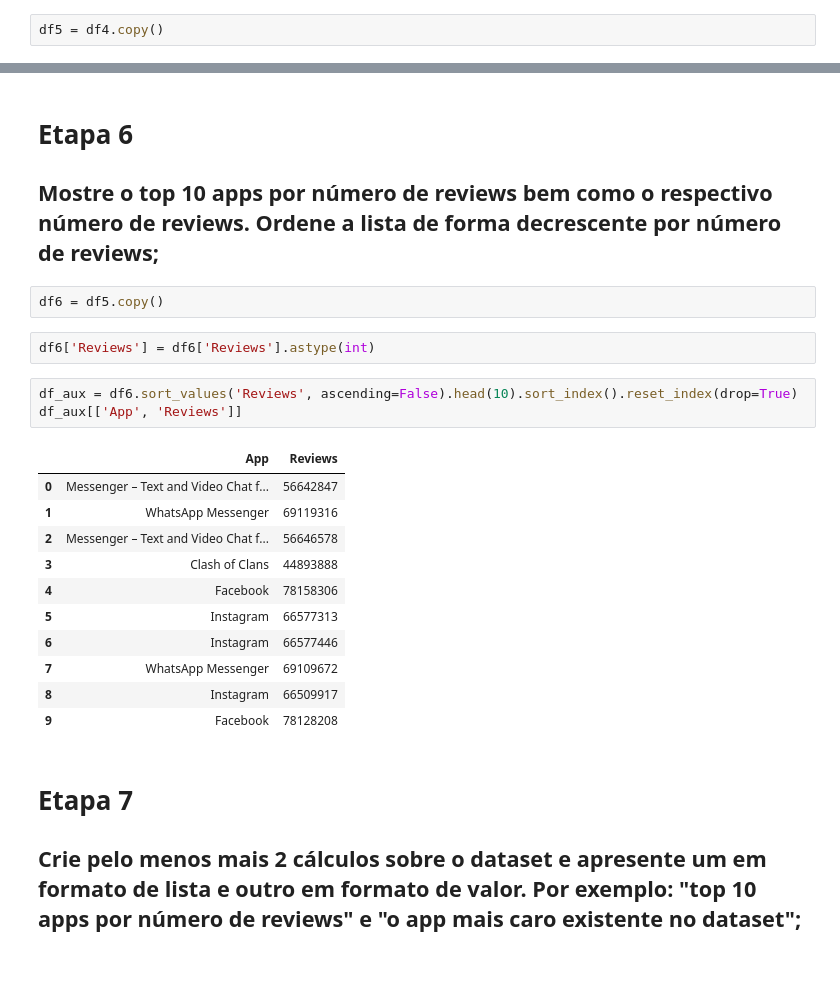
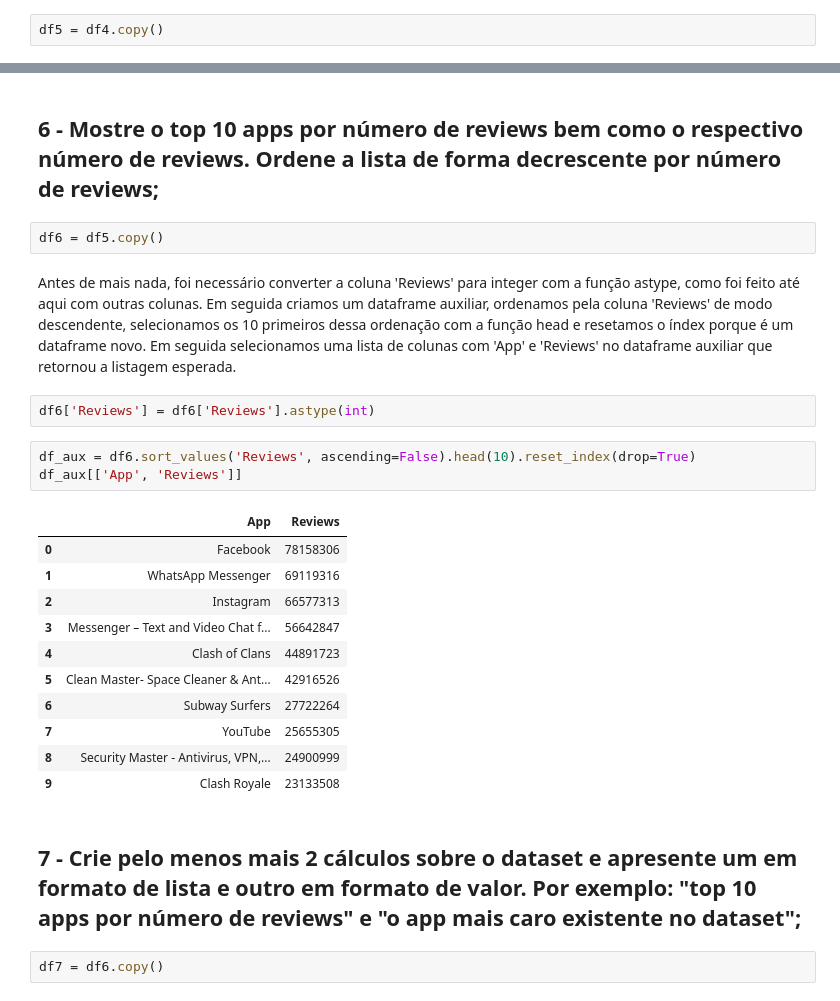
Before and after one commit to pgdemiranda/compass.uol-AWS, a Jupyter notebook: Sprint 2/Desafio/desafio.ipynb, the cells around one changed output, grey strips where cells are left out. Saved outputs shown, nothing was run; the diff lists cells and outputs as text; blank space fills up the shorter version.

```diff
--- a/Sprint 2/Desafio/desafio.ipynb
+++ b/Sprint 2/Desafio/desafio.ipynb
@@ -362,26 +385,28 @@ print(f'{contagem} apps têm o Content Rating Mature 17+.')
 # %% [markdown]
-# Etapa 6
-## Mostre o top 10 apps por número de reviews bem como o respectivo número de reviews. Ordene a lista de forma decrescente por número de reviews;
+## 6 - Mostre o top 10 apps por número de reviews bem como o respectivo número de reviews. Ordene a lista de forma decrescente por número de reviews;
 # %%
 df6 = df5.copy()
+# %% [markdown]
+Antes de mais nada, foi necessário converter a coluna 'Reviews' para integer com a função astype, como foi feito até aqui com outras colunas. Em seguida criamos um dataframe auxiliar, ordenamos pela coluna 'Reviews' de modo descendente, selecionamos os 10 primeiros dessa ordenação com a função head e resetamos o índex porque é um dataframe novo. Em seguida selecionamos uma lista de colunas com 'App' e 'Reviews' no dataframe auxiliar que retornou a listagem esperada.
 # %%
 df6['Reviews'] = df6['Reviews'].astype(int)
 # %%
-df_aux = df6.sort_values('Reviews', ascending=False).head(10).sort_index().reset_index(drop=True)
+df_aux = df6.sort_values('Reviews', ascending=False).head(10).reset_index(drop=True)
 df_aux[['App', 'Reviews']]
 # %% [output]
 |  | App | Reviews |
-| 0 | Messenger – Text and Video Chat f... | 56642847 |
+| 0 | Facebook | 78158306 |
 | 1 | WhatsApp Messenger | 69119316 |
-| 2 | Messenger – Text and Video Chat f... | 56646578 |
-| 3 | Clash of Clans | 44893888 |
-| 4 | Facebook | 78158306 |
-| 5 | Instagram | 66577313 |
-| 6 | Instagram | 66577446 |
-| 7 | WhatsApp Messenger | 69109672 |
-| 8 | Instagram | 66509917 |
-| 9 | Facebook | 78128208 |
+| 2 | Instagram | 66577313 |
+| 3 | Messenger – Text and Video Chat f... | 56642847 |
+| 4 | Clash of Clans | 44891723 |
+| 5 | Clean Master- Space Cleaner & Ant... | 42916526 |
+| 6 | Subway Surfers | 27722264 |
+| 7 | YouTube | 25655305 |
+| 8 | Security Master - Antivirus, VPN,... | 24900999 |
+| 9 | Clash Royale | 23133508 |
 # %% [markdown]
-# Etapa 7
-## Crie pelo menos mais 2 cálculos sobre o dataset e apresente um em formato de lista e outro em formato de valor. Por exemplo: "top 10 apps por número de reviews" e "o app mais caro existente no dataset";
+## 7 - Crie pelo menos mais 2 cálculos sobre o dataset e apresente um em formato de lista e outro em formato de valor. Por exemplo: "top 10 apps por número de reviews" e "o app mais caro existente no dataset";
+# %%
+df7 = df6.copy()
 # %% [markdown]
```
Also changed, not shown: parts of 24 cells of this notebook.
